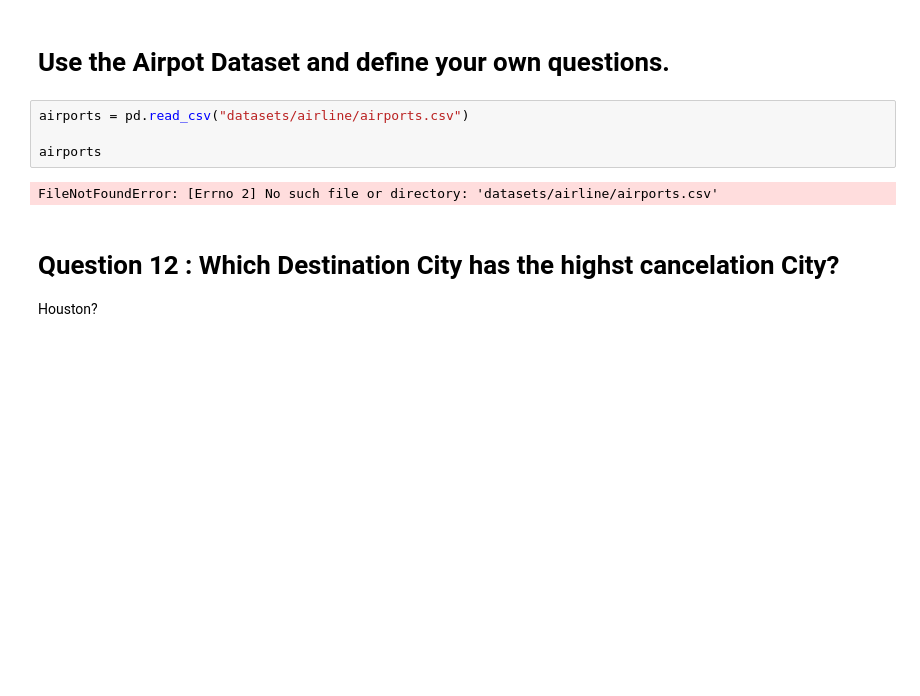
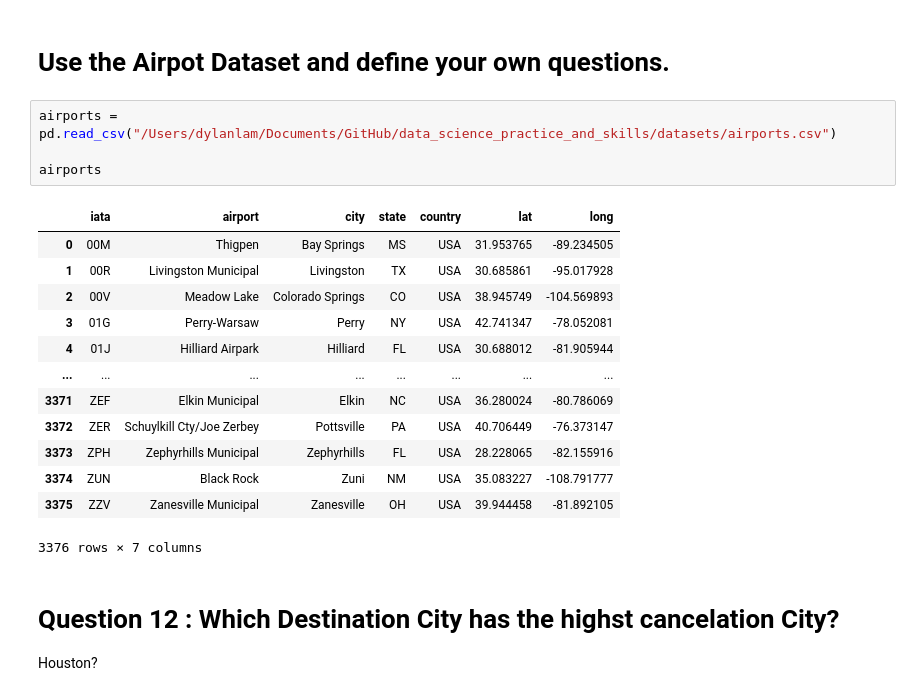
Before and after one commit to dylanxlam/data_science_practice_and_skills, a Jupyter notebook: Pandas/Pandas_Dataframe_Loading_Data.ipynb, the cells around one changed output. Drawn from its saved outputs; the diff is of its cells as text; blank space fills up the shorter version.

Commit message:
learning and practice

```diff
--- a/Pandas/Pandas_Dataframe_Loading_Data.ipynb
+++ b/Pandas/Pandas_Dataframe_Loading_Data.ipynb
@@ -284,11 +313,23 @@ cancelled_flights_counts=cancelled_flights['AIRLINE'].value_counts()
 # %% [markdown]
 # Use the Airpot Dataset and define your own questions.
 # %%
-airports = pd.read_csv("datasets/airline/airports.csv")
+airports = pd.read_csv("/Users/dylanlam/Documents/GitHub/data_science_practice_and_skills/datasets/airports.csv")
 
 airports
 # %% [output]
+|  | iata | airport | city | state | country | lat | long |
+| 0 | 00M | Thigpen | Bay Springs | MS | USA | 31.953765 | -89.234505 |
+| 1 | 00R | Livingston Municipal | Livingston | TX | USA | 30.685861 | -95.017928 |
+| 2 | 00V | Meadow Lake | Colorado Springs | CO | USA | 38.945749 | -104.569893 |
+| 3 | 01G | Perry-Warsaw | Perry | NY | USA | 42.741347 | -78.052081 |
+| 4 | 01J | Hilliard Airpark | Hilliard | FL | USA | 30.688012 | -81.905944 |
+| ... | ... | ... | ... | ... | ... | ... | ... |
+| 3371 | ZEF | Elkin Municipal | Elkin | NC | USA | 36.280024 | -80.786069 |
+| 3372 | ZER | Schuylkill Cty/Joe Zerbey | Pottsville | PA | USA | 40.706449 | -76.373147 |
+| 3373 | ZPH | Zephyrhills Municipal | Zephyrhills | FL | USA | 28.228065 | -82.155916 |
+| 3374 | ZUN | Black Rock | Zuni | NM | USA | 35.083227 | -108.791777 |
+| 3375 | ZZV | Zanesville Municipal | Zanesville | OH | USA | 39.944458 | -81.892105 |
-FileNotFoundError: [Errno 2] No such file or directory: 'datasets/airline/airports.csv'
+3376 rows × 7 columns
 # %% [markdown]
 # Question 12 : Which Destination City has the highst cancelation City?
 Houston?
```
Also changed, not shown: parts of 5 cells of this notebook, 6 other files.
